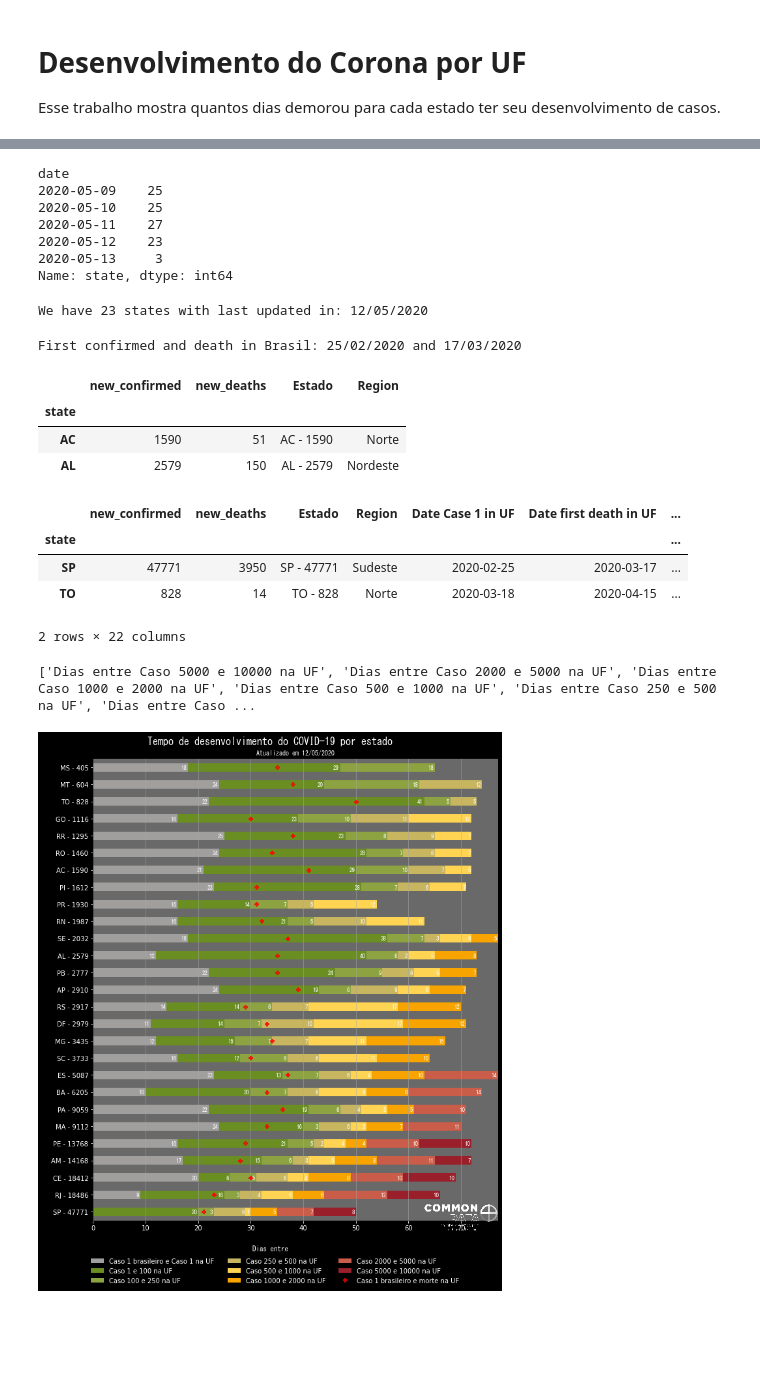
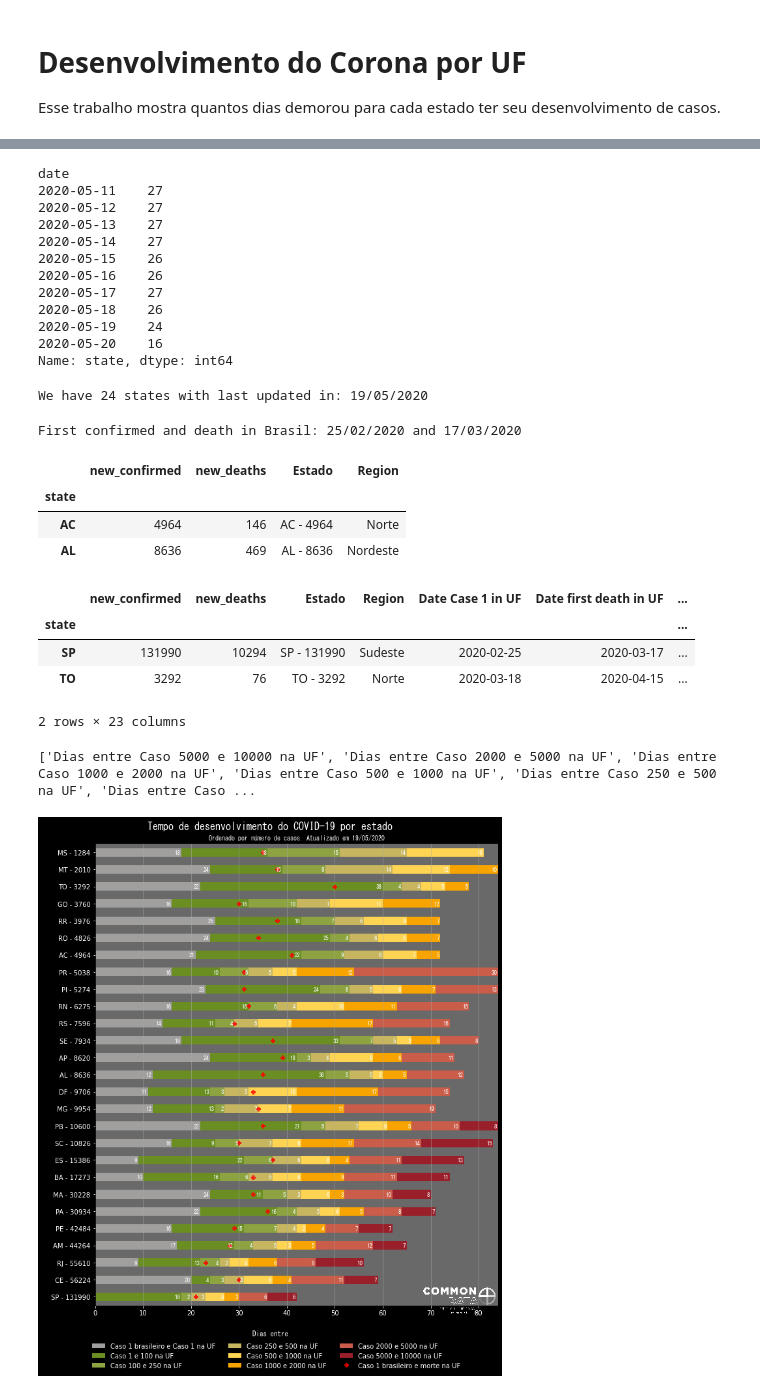
Before and after one commit to common-data/common-data, a Jupyter notebook: Corona Analise - Desenvolvimento do Corona por UF.ipynb, the cells around one changed output, grey strips where cells are left out. Cells and saved outputs as stored; diff of their text form; code cells hidden in the pictures; blank space fills up the shorter version.

Commit message:
Adding other graphs similar to time to develop

```diff
--- a/Corona Analise - Desenvolvimento do Corona por UF.ipynb
+++ b/Corona Analise - Desenvolvimento do Corona por UF.ipynb
@@ -9,6 +9,6 @@ import matplotlib.pyplot as plt
 import matplotlib
 # %%
 # Importing the Excel file with all the cities
-covid_munic = pd.read_excel("cos_full_mun.xlsx")
+covid_munic = pd.read_excel("BRASILIO_2005 (version 1).xlsx")
 covid_munic.head(1)
 # %% [output]
@@ -46,21 +46,26 @@ Last updated in: 13/05/2020
 # %%
-covid_uf.groupby("date")["state"].count().tail(5)
+covid_uf.groupby("date")["state"].count().tail(10)
 # %% [output]
 date
-2020-05-09    25
-2020-05-10    25
 2020-05-11    27
-2020-05-12    23
-2020-05-13     3
+2020-05-12    27
+2020-05-13    27
+2020-05-14    27
+2020-05-15    26
+2020-05-16    26
+2020-05-17    27
+2020-05-18    26
+2020-05-19    24
+2020-05-20    16
 Name: state, dtype: int64
 # %%
-# Because we only have 3 states on our last date, we will delete it
+# Because we only have 16 states on our last date, we will delete it
 covid_uf = covid_uf[ covid_uf["date"] < max(covid_uf["date"])]
 print("We have {} states with last updated in: {:%d/%m/%Y}".
       format(covid_uf[covid_uf["date"] == max(covid_uf["date"])] ["state"].count(),
              max(covid_uf["date"])))
 # %% [output]
-We have 23 states with last updated in: 12/05/2020
+We have 24 states with last updated in: 19/05/2020
 # %%
 # Getting first cases in Brazil for confirmed and death
 last_updated = max(covid_uf["date"])
@@ -92,14 +97,15 @@ covid_uf_summary.head(2)
 # %% [output]
 |  | new_confirmed | new_deaths | Estado | Region |
 | state |  |  |  |  |
-| AC | 1590 | 51 | AC - 1590 | Norte |
-| AL | 2579 | 150 | AL - 2579 | Nordeste |
+| AC | 4964 | 146 | AC - 4964 | Norte |
+| AL | 8636 | 469 | AL - 8636 | Nordeste |
 # %%
 # Now we create the Dates and days since that we want
 covid_uf_summary["Date Case 1 in UF"] = covid_uf[covid_uf["new_confirmed"] > 0].groupby("state")["date"].min()
 covid_uf_summary["Date first death in UF"] = covid_uf[covid_uf["new_deaths"] > 0].groupby("state")["date"].min()
 covid_uf_summary["Dias entre Caso 1 brasileiro e Caso 1 na UF"] = (covid_uf_summary["Date Case 1 in UF"] - first_br_confirmed).dt.days
 covid_uf_summary["Dias entre Caso 1 brasileiro e morte na UF"] = (covid_uf_summary["Date first death in UF"] - first_br_confirmed).dt.days
+covid_uf_summary["Dias entre Caso 1 e morte na UF"] = (covid_uf_summary["Date first death in UF"] - covid_uf_summary["Date Case 1 in UF"]).dt.days
 
 #Creating variables for each slice - YOU CAN CHANGE THOSE NUMBERS IF YOU WANT
 cases_slice = [1, 100, 250, 500, 1000, 2000, 5000, 10000]
@@ -119,9 +125,9 @@ covid_uf_summary.tail(2)
 # %% [output]
 |  | new_confirmed | new_deaths | Estado | Region | Date Case 1 in UF | Date first death in UF | ... |
 | state |  |  |  |  |  |  | ... |
-| SP | 47771 | 3950 | SP - 47771 | Sudeste | 2020-02-25 | 2020-03-17 | ... |
-| TO | 828 | 14 | TO - 828 | Norte | 2020-03-18 | 2020-04-15 | ... |
+| SP | 131990 | 10294 | SP - 131990 | Sudeste | 2020-02-25 | 2020-03-17 | ... |
+| TO | 3292 | 76 | TO - 3292 | Norte | 2020-03-18 | 2020-04-15 | ... |
-2 rows × 22 columns
+2 rows × 23 columns
 # %%
 # Function to add the label
 def labeling(ax):
@@ -141,7 +147,8 @@ def labeling(ax):
             label_y = y + height / 2
             ax.text(label_x, label_y, label_text, ha='right', va='center', fontsize=9, color='white', fontname='MS Gothic')
 
-def graph_features(ax, fig):
+# Formatting the graph
+def graph_features(ax, fig, logo_position, text_order_by):
     # Put the value labels
     labeling(ax)
 
@@ -168,28 +175,28 @@ def graph_features(ax, fig):
     ax.tick_params(axis='y', colors="white")
 
     # Getting titles right
-    plt.suptitle('Tempo de desenvolvimento do COVID-19 por estado', fontsize=16, fontname='MS Gothic', color = 'white')
-    plt.title('Atualizado em {:%d/%m/%Y}'.format(last_updated), fontsize=10, fontname='MS Gothic', color = 'white')
+    plt.suptitle('Tempo de desenvolvimento do COVID-19 por estado'
+                 , fontsize=16, fontname='MS Gothic', color = 'white')
+    plt.title('Ordenado por {}. Atualizado em {:%d/%m/%Y}'.format(text_order_by, last_updated)
+              , fontsize=10, fontname='MS Gothic', color = 'white')
     plt.ylabel('Estado', fontname='MS Gothic')
     plt.xlabel('Dias', fontname='MS Gothic')
 
     # Add logo
     im = matplotlib.image.imread('logo\marca BRANCA_vertical.png')
     imagebox = matplotlib.offsetbox.OffsetImage(im, zoom=0.0175)
-    ab = matplotlib.offsetbox.AnnotationBbox(imagebox, (70, -0.3), frameon = False)
+    ab = matplotlib.offsetbox.AnnotationBbox(imagebox, (logo_position, -0.2), frameon = False)
     ax.add_artist(ab)
 
     # Final touch
     fig.tight_layout()
     fig.subplots_adjust(top=0.94)
 
-def creating_graph(table):
+# Making the graph
+def creating_graph(table, text_order_by, with_grey=1):
     fig, ax = plt.subplots(figsize=(10,12))
 
     margin_bottom = np.zeros(len(table['Estado'].drop_duplicates()))
-    # colors = ["#8B0000", "#B22222","#DC143C", "#CD5C5C", "#F08080", "#E9967A", "#FA8072", "#FFA07A"][::-1]
-    # colors = ["#006400", "#6B8E23", "#8da341", "#c7b65f", "#FFA07A", "#e57155", "#DC143C", "#8B0000"]
-    colors = ["#A09F9E", "#6B8E23", "#8da341", "#c7b65f", "#FFD453", "#F7A400", "#CA5C4A", "#991f2a"]
 
     # Creating the stacked bars
     for num, month in enumerate(columns_for_graph[::-1]):
@@ -200,8 +207,15 @@ def creating_graph(table):
         margin_bottom += table[columns_for_graph[num]]
 
     # Adding the 1st deaths
-    marker = plt.plot(table["Dias entre Caso 1 brasileiro e morte na UF"], table["Estado"]
+    if with_grey == 1:
+        grey_var = "Dias entre Caso 1 brasileiro e morte na UF"
+        logo_position = 76
+    else:
+        grey_var = "Dias entre Caso 1 e morte na UF"
+        logo_position = 62
+    marker = plt.plot(table[grey_var], table["Estado"]
              , marker="P", linestyle="", alpha=0.8, color="red", label="Caso 1 brasileiro e morte na UF")
 
-    graph_features(ax, fig)
+
+    graph_features(ax, fig, logo_position, text_order_by)
 # %%
@@ -213,13 +233,13 @@ print(columns_for_graph[::-1])
 # %%
 # Taken from here: https://pstblog.com/2016/10/04/stacked-charts
 # But changed to a barh
-# Doing a graph by # of cases
+# With grey bar ordered by # of cases
 
 covid_uf_summary.sort_values(by="new_confirmed", ascending = False, inplace=True)
 
-creating_graph(covid_uf_summary)
+creating_graph(covid_uf_summary, "número de casos")
 
 plt.savefig('Tempo de desenvolvimento do Covid por estado_comcinza_numerodecasos.png', facecolor="black")
 # %% [output]
-[figure, old version]
+[figure, new version]
 # %%
```
Also changed, not shown: parts of 11 cells of this notebook, 6 other files.
